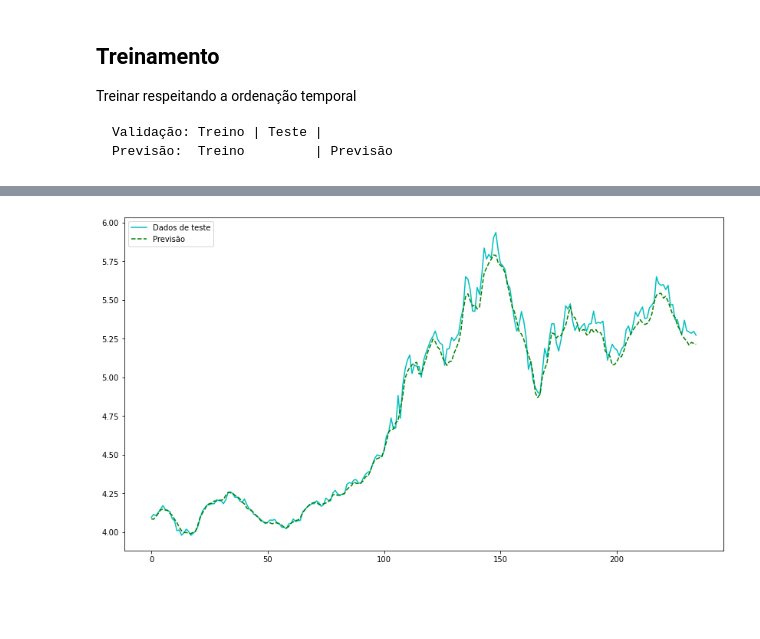
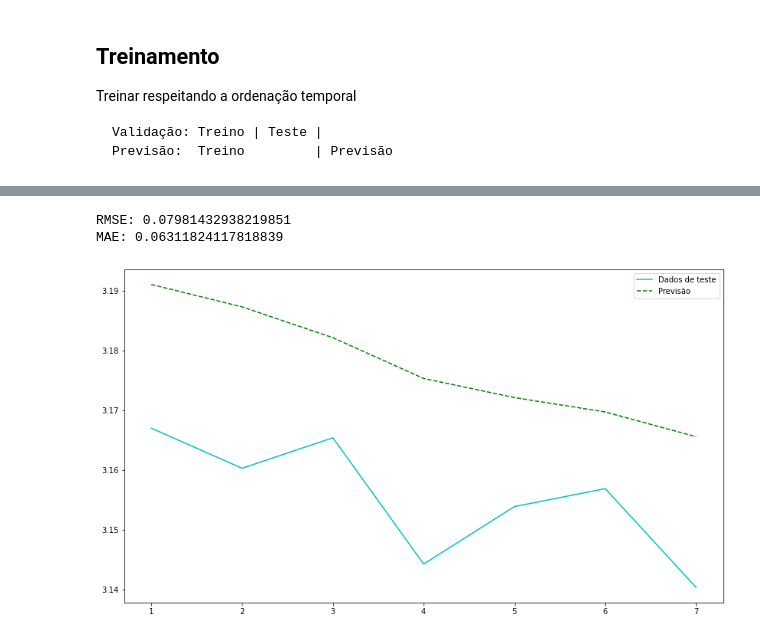
Before and after one commit to feanored/Perceptron, a Jupyter notebook: Keras_&_Séries_Temporais.ipynb, the cells around one changed output, grey strips where cells are left out. Drawn from its saved outputs; the diff is of its cells as text; code cells hidden in the pictures; blank space fills up the shorter version.

```diff
--- a/Keras_&_Séries_Temporais.ipynb
+++ b/Keras_&_Séries_Temporais.ipynb
@@ -146,9 +103,22 @@ X_test = x_test.reshape((len(x_test), tam_janela, 1))
+# %%
+x_train = janelas_x[:n_train].reshape((n_train, tam_janela, 1))
+y_train = janelas_y[:n_train]
+
+x_arima = janelas_x[n_train:n_train+N]
+x_test = x_arima.reshape((N, tam_janela, 1))
+y_test = janelas_y[n_train:n_train+N]
 # %%
-# criar modelo
+# criar modelo de redes neurais
 model = keras.Sequential()
-model.add(keras.layers.Conv1D(filters=64, kernel_size=5, activation='elu', input_shape=(tam_janela, 1)))
-model.add(keras.layers.MaxPooling1D(pool_size=5))
+model.add(keras.layers.Conv1D(filters=64, kernel_size=3, activation='elu', input_shape=(tam_janela, 1)))
+model.add(keras.layers.MaxPooling1D(pool_size=3))
 model.add(keras.layers.Flatten())
-model.add(keras.layers.Dense(50, activation='elu'))
+model.add(keras.layers.Dense(30, activation='elu'))
 model.add(keras.layers.Dense(1))
 model.compile(optimizer='adam', loss='mse')
+
+# treinar modelo
+_ = model.fit(x_train, y_train, epochs=25, verbose=0)
+
+# Exibe erro MSE para conjunto de treino
+model.evaluate(x_train, y_train)
@@ -155,10 +128,4 @@ model.compile(optimizer='adam', loss='mse')
 # %%
-# treinar modelo
-_ = model.fit(X_train, y_train, epochs=50, verbose=0)
-
 # salvar modelo
 model.save("keras_dolar.h5")
-# %%
-# carregar modelo
-model = keras.models.load_model("keras_dolar.h5")
 # %%
@@ -180,10 +144,23 @@ model.evaluate(X_train, y_train)
+# %%
+# erro RMSE = raiz do erro quadrático médio
+print("RMSE:", np.sqrt(np.mean((y_train_pred - y_train)**2)))
+
+# erro MAE = erro absoluto médio
+print("MAE:", np.mean(np.abs(y_train_pred - y_train)))
+# %% [output]
+RMSE: 0.07981432938219851
+MAE: 0.06311824117818839
 # %%
 # Plotando previsões versus real do conjunto de teste
-y_test_pred = model.predict(X_test).reshape(-1)
+y_test_pred = model.predict(x_test).reshape(-1)
 
-plt.plot(y_test[:-3], "c-", label="Dados de teste")
-plt.plot(y_test_pred[3:], "g--", label="Previsão")
-plt.legend(loc=2)
+# conferindo janelas (ok)
+#print(y_train[-N:], y_test, y_test_pred)
+#print(janelas_y[n_train-2:n_train+2])
+
+plt.plot(range(1, N+1), y_test, "c-", label="Dados de teste")
+plt.plot(range(1, N+1), y_test_pred, "g--", label="Previsão")
+plt.legend(loc=0)
 plt.show()
 # %% [output]
-[figure, old version]
+[figure, new version]
```
Also changed, not shown: parts of 24 cells of this notebook, 2 other files.
